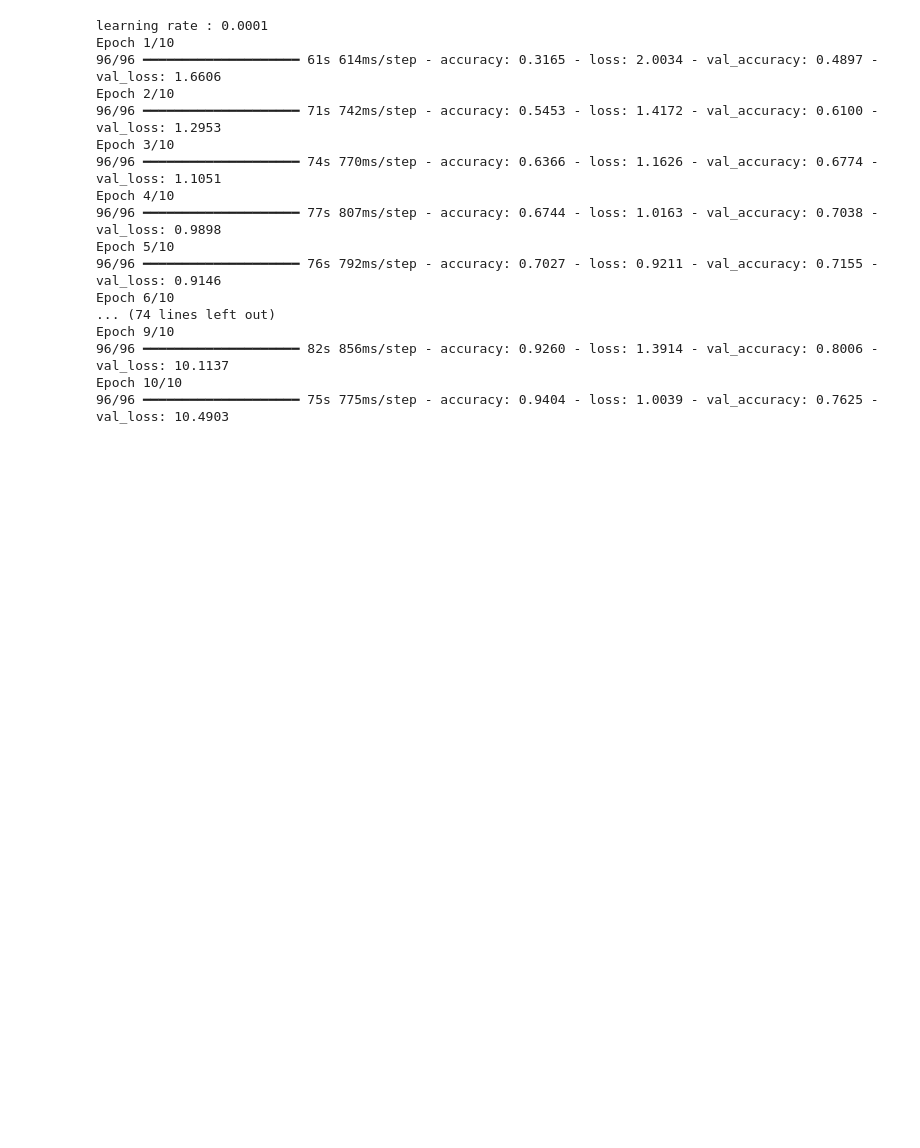
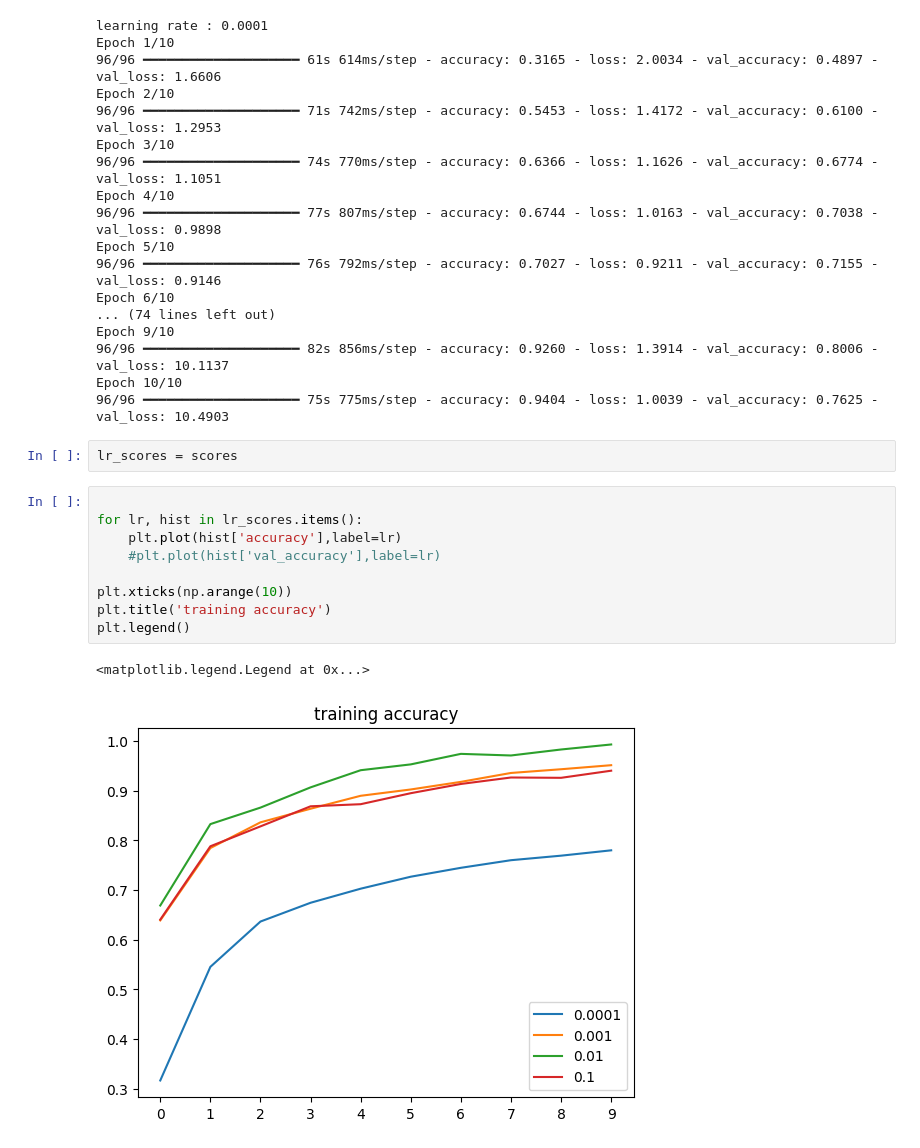
Before and after one commit to codevalhalla/ml-fashion-classification, a Jupyter notebook: notebooks/fashion-classification.ipynb, the cells around one changed output. Saved outputs shown, nothing was run; the diff lists cells and outputs as text; blank space fills up the shorter version.

```diff
--- a/notebooks/fashion-classification.ipynb
+++ b/notebooks/fashion-classification.ipynb
@@ -252,3 +252,17 @@ Epoch 9/10
 96/96 ━━━━━━━━━━━━━━━━━━━━ 82s 856ms/step - accuracy: 0.9260 - loss: 1.3914 - val_accuracy: 0.8006 - val_loss: 10.1137
 Epoch 10/10
 96/96 ━━━━━━━━━━━━━━━━━━━━ 75s 775ms/step - accuracy: 0.9404 - loss: 1.0039 - val_accuracy: 0.7625 - val_loss: 10.4903
+# %%
+lr_scores = scores
+# %%
+
+for lr, hist in lr_scores.items():
+    plt.plot(hist['accuracy'],label=lr)
+    #plt.plot(hist['val_accuracy'],label=lr)
+
+plt.xticks(np.arange(10))
+plt.title('training accuracy')
+plt.legend()
+# %% [output]
+<matplotlib.legend.Legend at 0x...>
+[figure, added]
```
Also changed, not shown: parts of 1 cell of this notebook.
